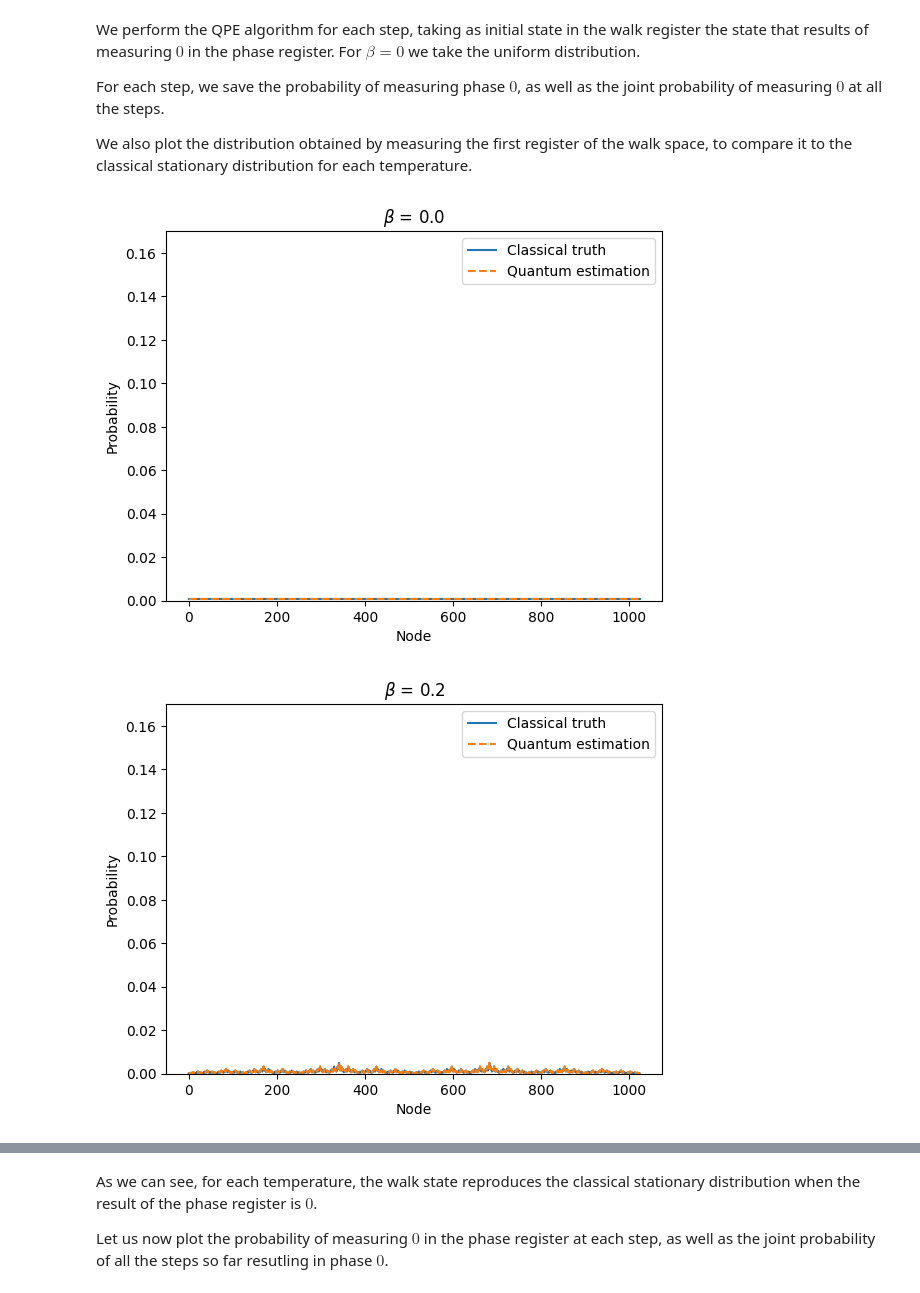
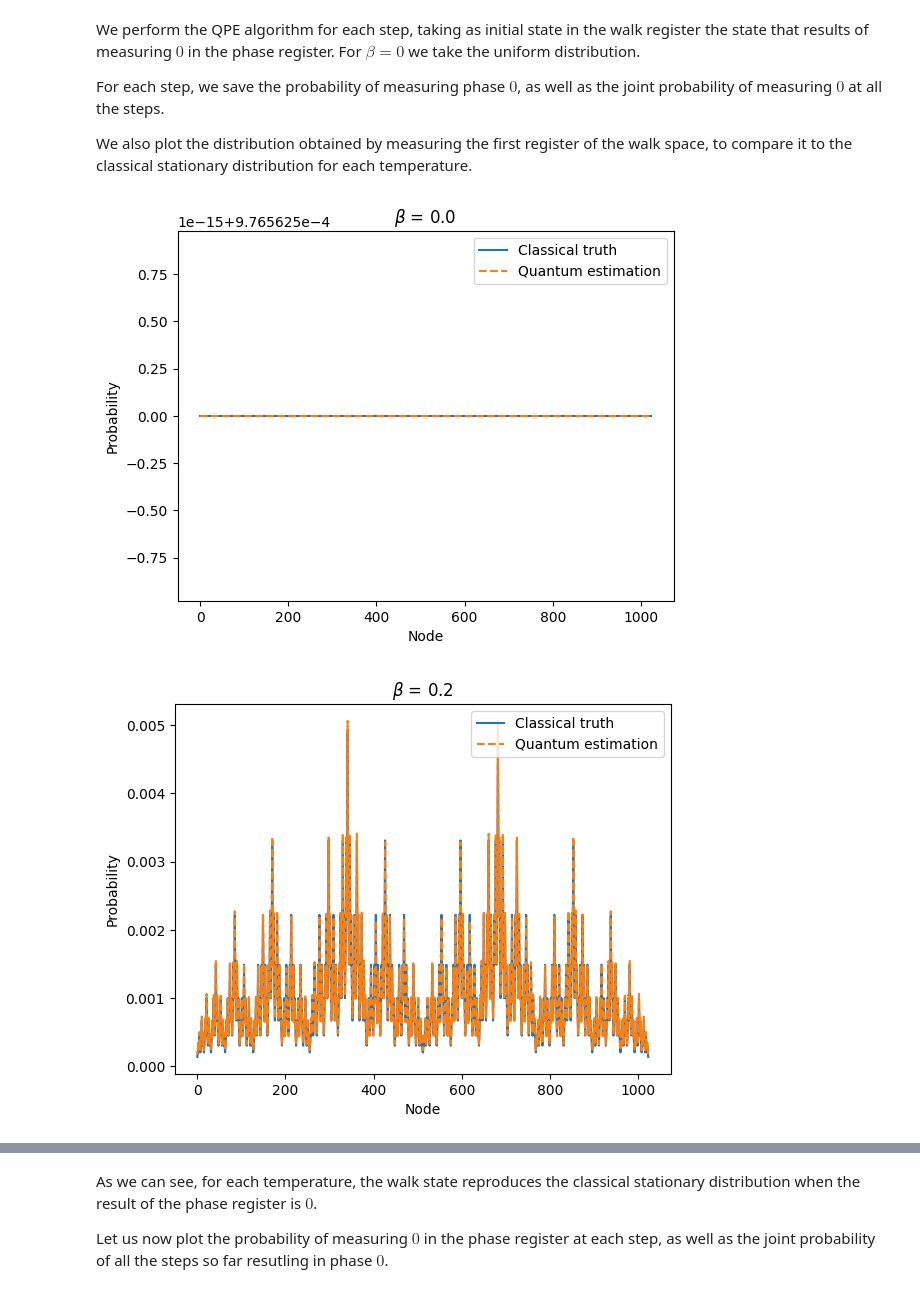
Before and after one commit to qDNA-yonsei/SQWLib, a Jupyter notebook: Examples/QSA.ipynb, the cells around one changed output, grey strips where cells are left out. Drawn from its saved outputs; the diff is of its cells as text; code cells hidden in the pictures.

```diff
--- a/Examples/QSA.ipynb
+++ b/Examples/QSA.ipynb
@@ -109,33 +109,32 @@ for step in range(steps+1):
     phase_probs = measurement_phase.operate(state_after_qpe)
 
     # Take the state for phase 0.
 
     sz_state = state_after_qpe[:,0]
 
     prob_0 = phase_probs[0]
 
     prob_0 = np.sum(abs(sz_state)**2)
 
     # Normalize the state.
 
     sz_state = sz_state / np.sqrt(sz_state@sz_state)
 
     # Measure the first register of the walk.
 
     quantum_distribution = measurement.operate(sz_state)
 
     plt.plot(quantum_distribution,'--',label='Quantum estimation')
     plt.xlabel('Node')
     plt.ylabel('Probability')
     plt.legend(loc=1)
-    plt.ylim([0,0.17])
     plt.title(rf'$\beta$ = {beta:.1f}')
     plt.show()
 
     # Save the probabilities.
 
     prob_0_step.append(prob_0)
     joint_probability.append(np.prod(prob_0_step))
 # %% [output]
-[figure, old version]
+[figure, new version]
-[figure, old version]
+[figure, new version]
```
Also changed, not shown: parts of 2 cells of this notebook.
